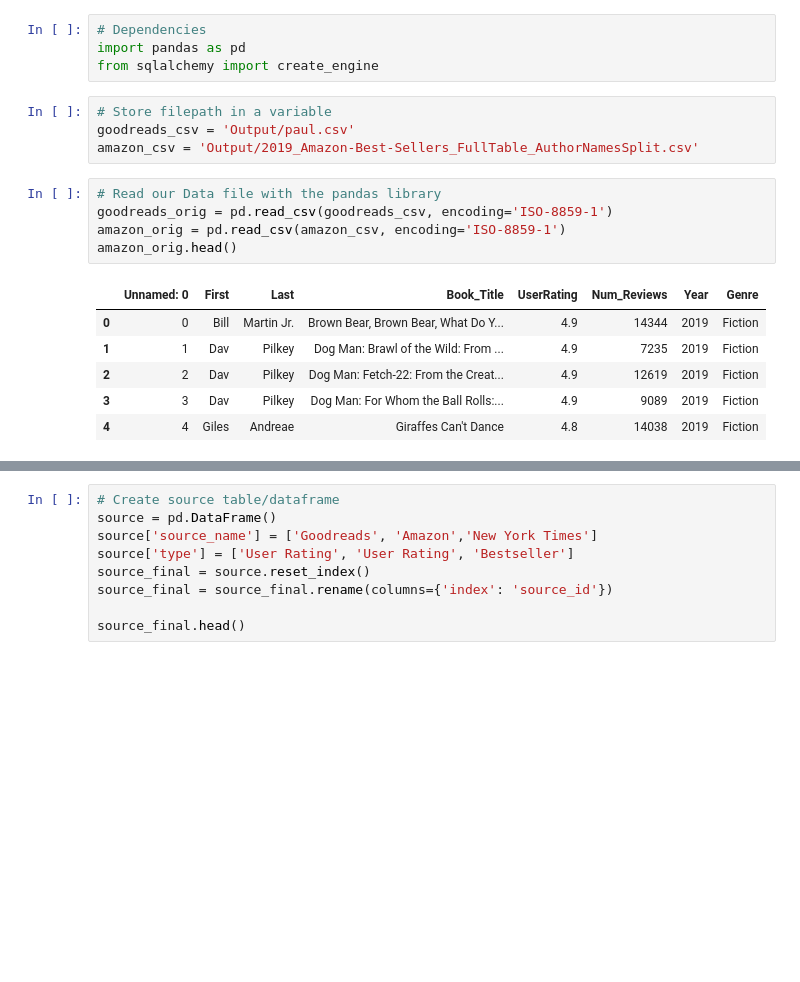
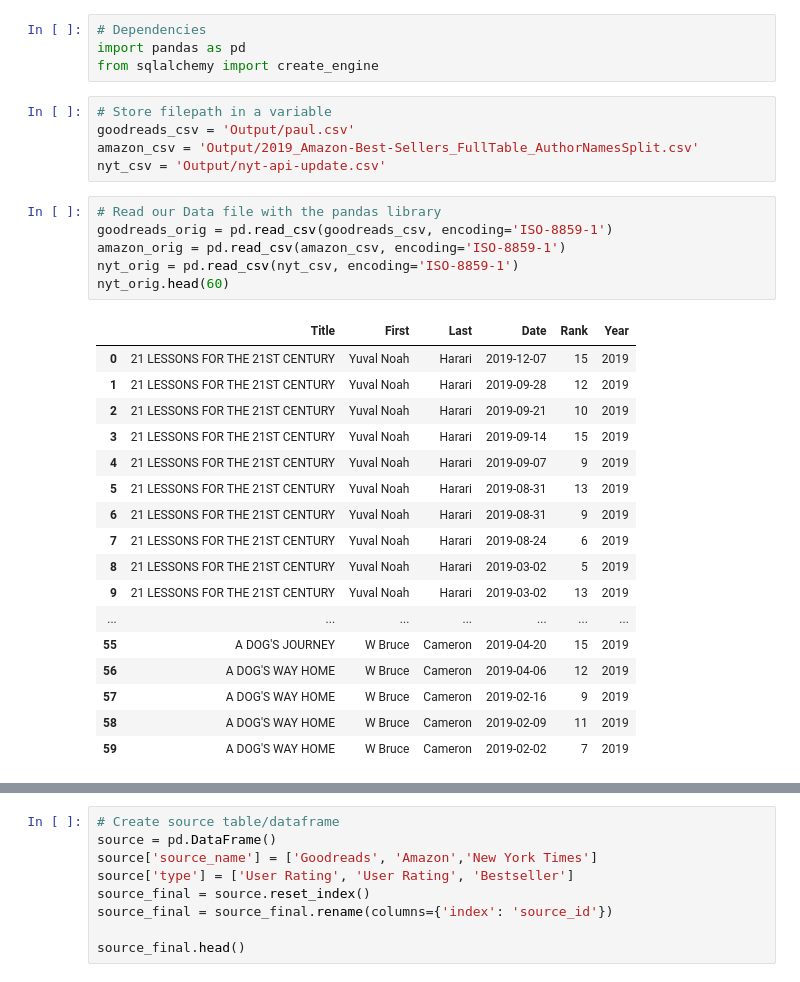
Before and after one commit to pander1405/ETL-Project, a Jupyter notebook: DatabaseTables.ipynb, the cells around one changed output, grey strips where cells are left out. Cells and saved outputs as stored; diff of their text form; blank space fills up the shorter version.

```diff
--- a/DatabaseTables.ipynb
+++ b/DatabaseTables.ipynb
@@ -6,15 +6,28 @@ from sqlalchemy import create_engine
 # Store filepath in a variable
 goodreads_csv = 'Output/paul.csv'
 amazon_csv = 'Output/2019_Amazon-Best-Sellers_FullTable_AuthorNamesSplit.csv'
+nyt_csv = 'Output/nyt-api-update.csv'
 # %%
 # Read our Data file with the pandas library
 goodreads_orig = pd.read_csv(goodreads_csv, encoding='ISO-8859-1')
 amazon_orig = pd.read_csv(amazon_csv, encoding='ISO-8859-1')
-amazon_orig.head()
+nyt_orig = pd.read_csv(nyt_csv, encoding='ISO-8859-1')
+nyt_orig.head(60)
 # %% [output]
-|  | Unnamed: 0 | First | Last | Book_Title | UserRating | Num_Reviews | Year | Genre |
-| 0 | 0 | Bill | Martin Jr. | Brown Bear, Brown Bear, What Do Y... | 4.9 | 14344 | 2019 | Fiction |
-| 1 | 1 | Dav | Pilkey | Dog Man: Brawl of the Wild: From ... | 4.9 | 7235 | 2019 | Fiction |
-| 2 | 2 | Dav | Pilkey | Dog Man: Fetch-22: From the Creat... | 4.9 | 12619 | 2019 | Fiction |
-| 3 | 3 | Dav | Pilkey | Dog Man: For Whom the Ball Rolls:... | 4.9 | 9089 | 2019 | Fiction |
-| 4 | 4 | Giles | Andreae | Giraffes Can't Dance | 4.8 | 14038 | 2019 | Fiction |
+|  | Title | First | Last | Date | Rank | Year |
+| 0 | 21 LESSONS FOR THE 21ST CENTURY | Yuval Noah | Harari | 2019-12-07 | 15 | 2019 |
+| 1 | 21 LESSONS FOR THE 21ST CENTURY | Yuval Noah | Harari | 2019-09-28 | 12 | 2019 |
+| 2 | 21 LESSONS FOR THE 21ST CENTURY | Yuval Noah | Harari | 2019-09-21 | 10 | 2019 |
+| 3 | 21 LESSONS FOR THE 21ST CENTURY | Yuval Noah | Harari | 2019-09-14 | 15 | 2019 |
+| 4 | 21 LESSONS FOR THE 21ST CENTURY | Yuval Noah | Harari | 2019-09-07 | 9 | 2019 |
+| 5 | 21 LESSONS FOR THE 21ST CENTURY | Yuval Noah | Harari | 2019-08-31 | 13 | 2019 |
+| 6 | 21 LESSONS FOR THE 21ST CENTURY | Yuval Noah | Harari | 2019-08-31 | 9 | 2019 |
+| 7 | 21 LESSONS FOR THE 21ST CENTURY | Yuval Noah | Harari | 2019-08-24 | 6 | 2019 |
+| 8 | 21 LESSONS FOR THE 21ST CENTURY | Yuval Noah | Harari | 2019-03-02 | 5 | 2019 |
+| 9 | 21 LESSONS FOR THE 21ST CENTURY | Yuval Noah | Harari | 2019-03-02 | 13 | 2019 |
+| ... | ... | ... | ... | ... | ... | ... |
+| 55 | A DOG'S JOURNEY | W Bruce | Cameron | 2019-04-20 | 15 | 2019 |
+| 56 | A DOG'S WAY HOME | W Bruce | Cameron | 2019-04-06 | 12 | 2019 |
+| 57 | A DOG'S WAY HOME | W Bruce | Cameron | 2019-02-16 | 9 | 2019 |
+| 58 | A DOG'S WAY HOME | W Bruce | Cameron | 2019-02-09 | 11 | 2019 |
+| 59 | A DOG'S WAY HOME | W Bruce | Cameron | 2019-02-02 | 7 | 2019 |
```
Also changed, not shown: parts of 7 cells of this notebook, 1 other file.
